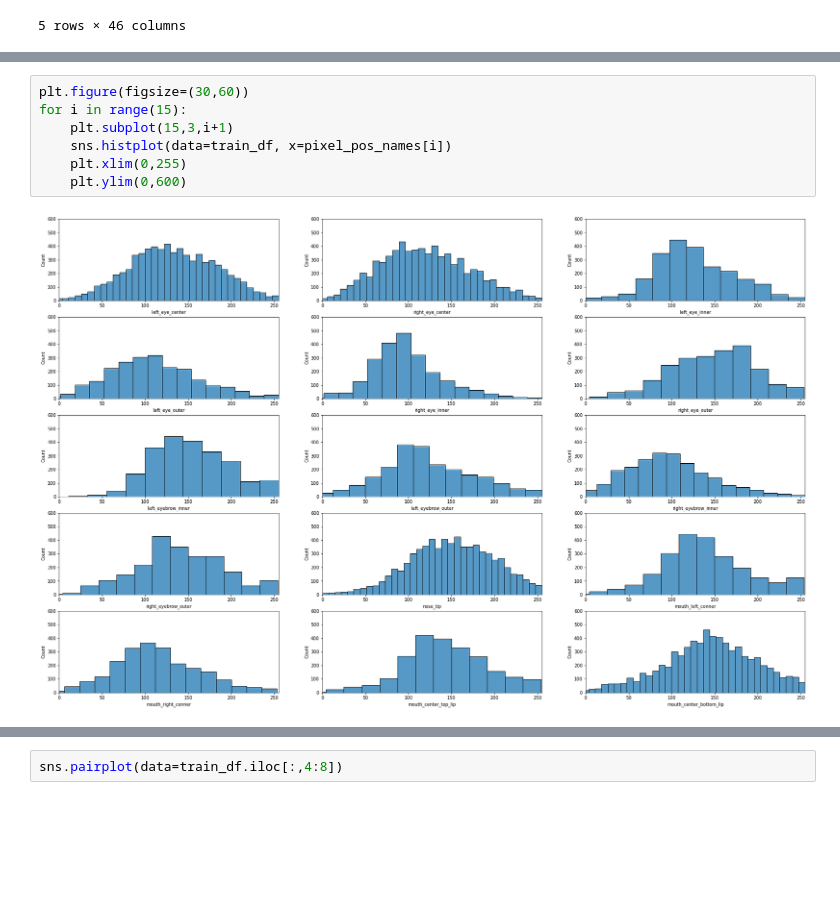
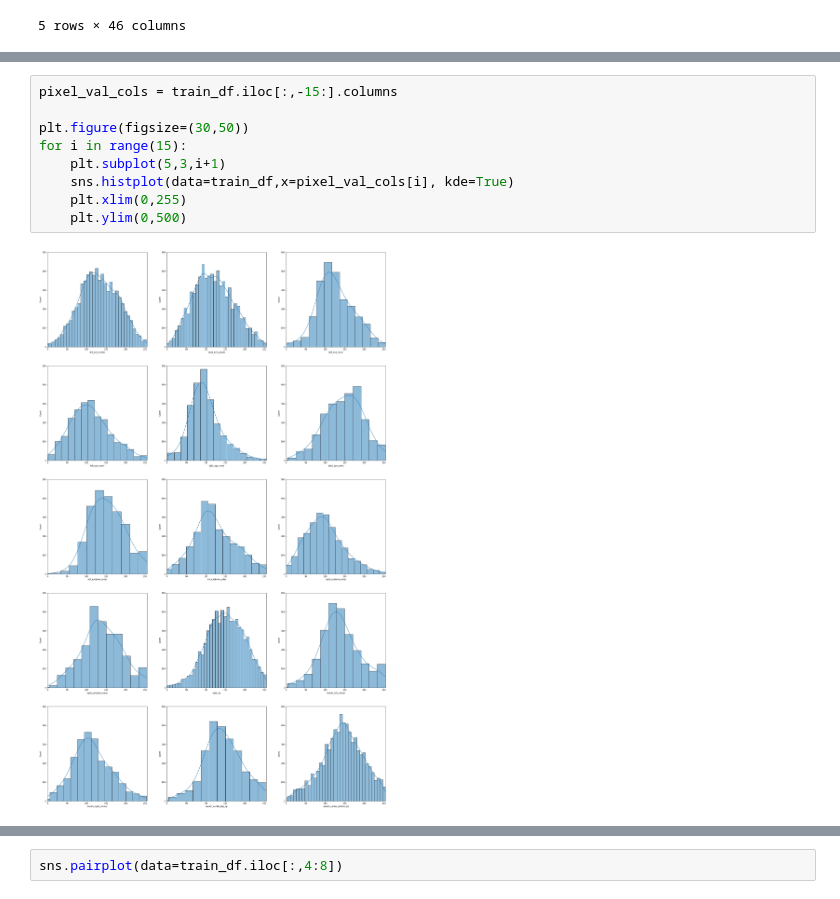
Before and after one commit to seongbae15/pjt_dnn, a Jupyter notebook: dl_pjt/facial_kp_detection_eda.ipynb, the cells around one changed output, grey strips where cells are left out. Cells and saved outputs as stored; diff of their text form; blank space fills up the shorter version.

```diff
--- a/dl_pjt/facial_kp_detection_eda.ipynb
+++ b/dl_pjt/facial_kp_detection_eda.ipynb
@@ -208,9 +158,11 @@ for i in range(15):
-# %%
-plt.figure(figsize=(30,60))
-for i in range(15):
-    plt.subplot(15,3,i+1)
-    sns.histplot(data=train_df, x=pixel_pos_names[i])
-    plt.xlim(0,255)
-    plt.ylim(0,600)
-# %% [output]
-[figure, removed]
+# %%
+pixel_val_cols = train_df.iloc[:,-15:].columns
+
+plt.figure(figsize=(30,50))
+for i in range(15):
+    plt.subplot(5,3,i+1)
+    sns.histplot(data=train_df,x=pixel_val_cols[i], kde=True)
+    plt.xlim(0,255)
+    plt.ylim(0,500)
+# %% [output]
+[figure, added]
```
Also changed, not shown: parts of 27 cells of this notebook.
